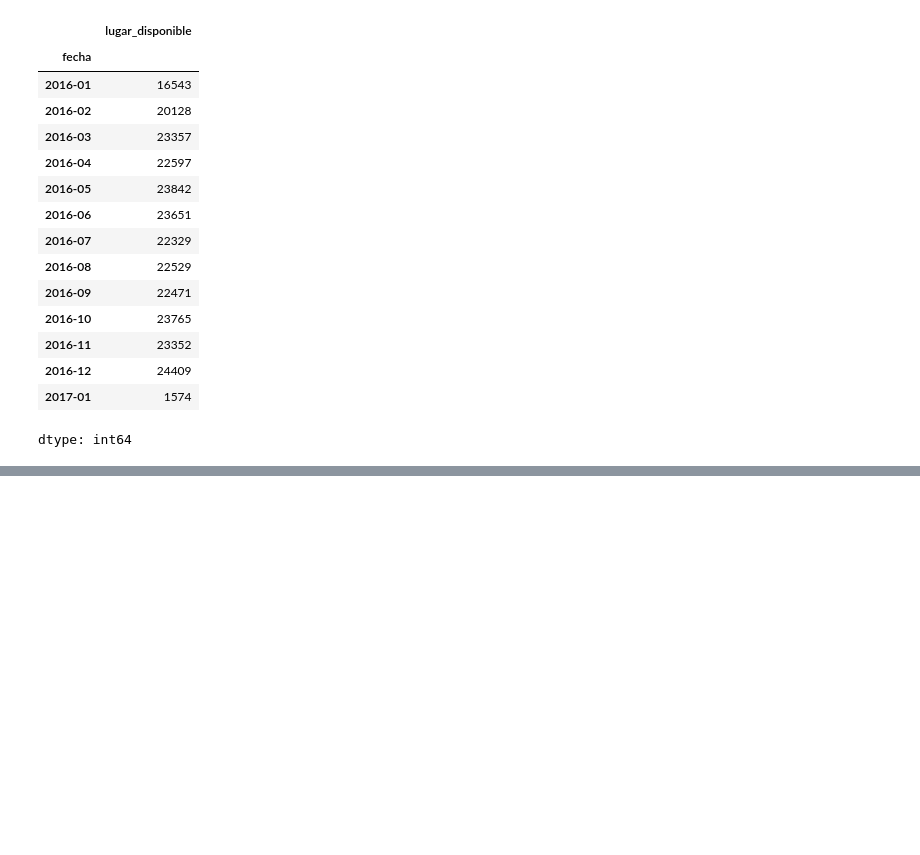
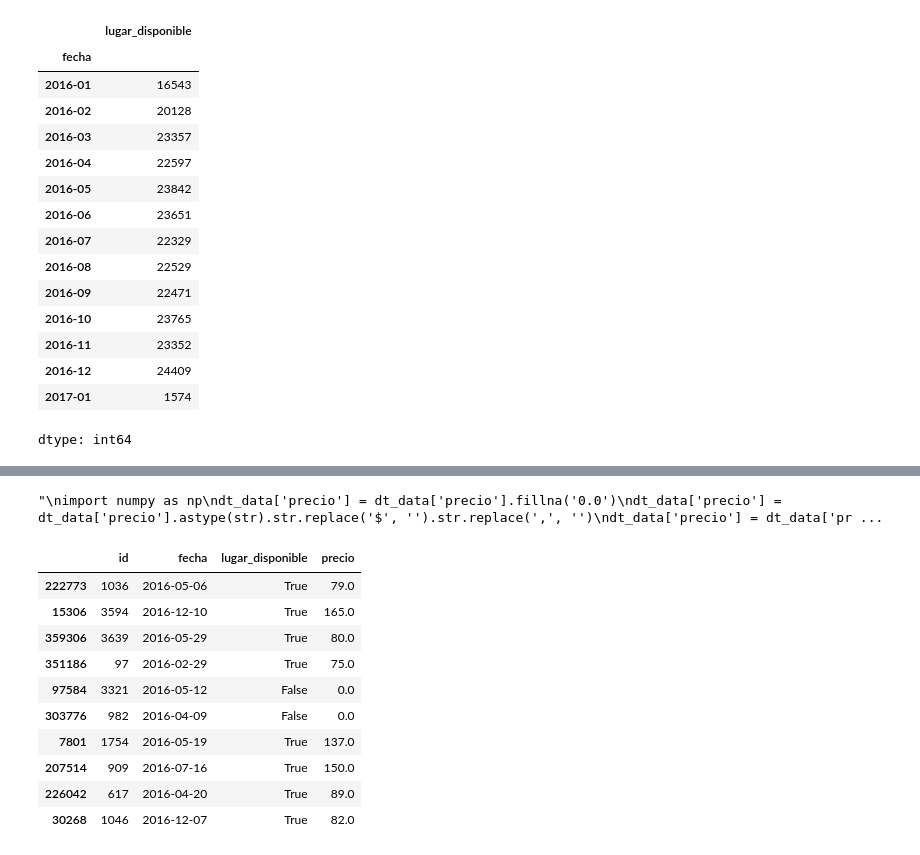
Before and after one commit to AndresCMontejo/Pandas_tratamiento_manipulaci-n_datos, a Jupyter notebook: Pandas_tratamiento_manipulación_datos.ipynb, the cells around one changed output, grey strips where cells are left out. Drawn from its saved outputs; the diff is of its cells as text; code cells hidden in the pictures; blank space fills up the shorter version.

```diff
--- a/Pandas_tratamiento_manipulación_datos.ipynb
+++ b/Pandas_tratamiento_manipulación_datos.ipynb
@@ -497,0 +512,8 @@ dtype: int64
+# %%
+import numpy as np
+dt_data['precio'].fillna('0.0')
+dt_data['precio'] = dt_data['precio'].apply(lambda x: str(x).replace('$', '').replace(',',''))
+dt_data['precio'] = dt_data['precio'].replace('None', '0.0')  # en caso de que haya strings 'None'
+dt_data['precio'] = pd.to_numeric(dt_data['precio'], errors='coerce').fillna(0.0)
+dt_data['precio'] = dt_data['precio'].astype(np.float64)
+dt_data.info()
@@ -497,0 +532,26 @@ dtype: int64
+# %%
+#OTRA FORMA DE HACERLO
+'''
+import numpy as np
+dt_data['precio'] = dt_data['precio'].fillna('0.0')
+dt_data['precio'] = dt_data['precio'].astype(str).str.replace('$', '').str.replace(',', '')
+dt_data['precio'] = dt_data['precio'].replace('None', '0.0')  # en caso de que haya strings 'None'
+dt_data['precio'] = pd.to_numeric(dt_data['precio'], errors='coerce').fillna(0.0)
+dt_data.info()
+'''
+# %% [output]
+"\nimport numpy as np\ndt_data['precio'] = dt_data['precio'].fillna('0.0')\ndt_data['precio'] = dt_data['precio'].astype(str).str.replace('$', '').str.replace(',', '')\ndt_data['precio'] = dt_data['pr ...
+# %%
+dt_data.sample(10)
+# %% [output]
+|  | id | fecha | lugar_disponible | precio |
+| 222773 | 1036 | 2016-05-06 | True | 79.0 |
+| 15306 | 3594 | 2016-12-10 | True | 165.0 |
+| 359306 | 3639 | 2016-05-29 | True | 80.0 |
+| 351186 | 97 | 2016-02-29 | True | 75.0 |
+| 97584 | 3321 | 2016-05-12 | False | 0.0 |
+| 303776 | 982 | 2016-04-09 | False | 0.0 |
+| 7801 | 1754 | 2016-05-19 | True | 137.0 |
+| 207514 | 909 | 2016-07-16 | True | 150.0 |
+| 226042 | 617 | 2016-04-20 | True | 89.0 |
+| 30268 | 1046 | 2016-12-07 | True | 82.0 |
```
Also changed, not shown: parts of 4 cells of this notebook.
